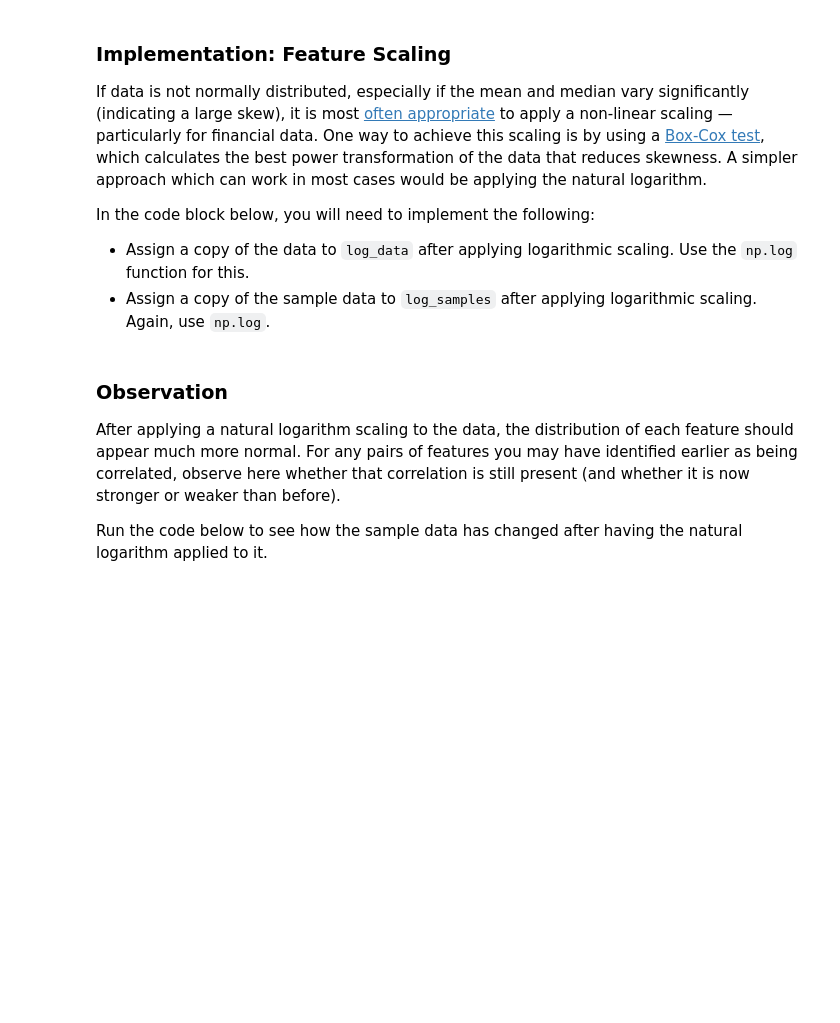
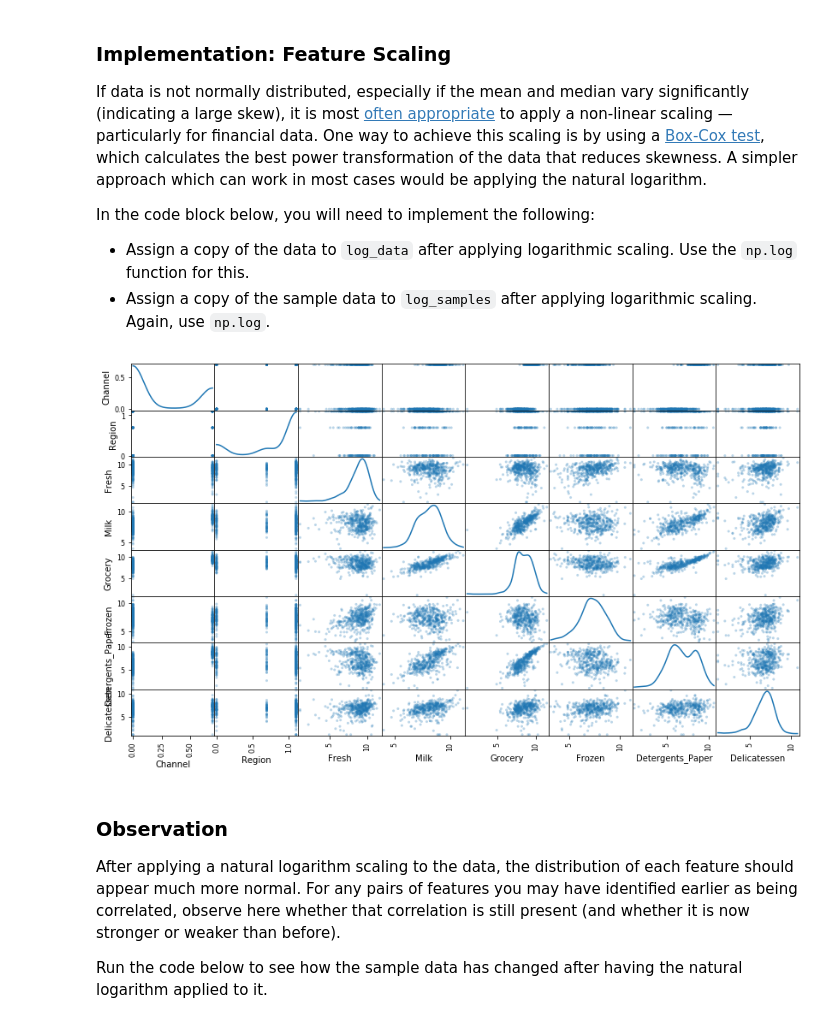
Before and after one commit to harderthan/machine-learning, a Jupyter notebook: projects/customer_segments/customer_segments.ipynb, the cells around one changed output. Cells and saved outputs as stored; diff of their text form; code cells hidden in the pictures; blank space fills up the shorter version.

```diff
--- a/projects/customer_segments/customer_segments.ipynb
+++ b/projects/customer_segments/customer_segments.ipynb
@@ -90,14 +93,31 @@ In the code block below, you will need to implement the following:
  - Import a decision tree regressor, set a `random_state`, and fit the learner to the training data.
  - Report the prediction score of the testing set using the regressor's `score` function.
 # %%
+from sklearn.cross_validation import train_test_split
+from sklearn import tree
+
 # TODO: Make a copy of the DataFrame, using the 'drop' function to drop the given feature
-new_data = None
+data = pd.read_csv("customers.csv")
+drop_feature = data['Detergents_Paper']
+new_data = data.drop(['Detergents_Paper'], axis = 1)
+
+#display(detergents_paper_feature)
+#display(new_data)
 
 # TODO: Split the data into training and testing sets using the given feature as the target
-X_train, X_test, y_train, y_test = (None, None, None, None)
+X_train, X_test, y_train, y_test = train_test_split(new_data, drop_feature, test_size=0.25, random_state=42)
 
 # TODO: Create a decision tree regressor and fit it to the training set
-regressor = None
+regressor = tree.DecisionTreeRegressor(random_state=42)
+regressor.fit(X_train, y_train)
 
 # TODO: Report the score of the prediction using the testing set
-score = None
+score = regressor.score(X_test, y_test)
+display(score)
+
+# Fresh            -0.5879
+# Milk              0.2142
+# Grocery           0.6181
+# Frozen           -0.2954
+# Detergents_Paper  0.5411
+# Delicatessen     -3.2454
@@ -131,13 +156,15 @@ In the code block below, you will need to implement the following:
  - Assign a copy of the sample data to `log_samples` after applying logarithmic scaling. Again, use `np.log`.
 # %%
 # TODO: Scale the data using the natural logarithm
-log_data = None
+log_data = np.log(data)
 
 # TODO: Scale the sample data using the natural logarithm
-log_samples = None
+log_samples = np.log(samples)
 
 # Produce a scatter matrix for each pair of newly-transformed features
 pd.scatter_matrix(log_data, alpha = 0.3, figsize = (14,8), diagonal = 'kde');
+# %% [output]
+[figure, added]
 # %% [markdown]
 ### Observation
 After applying a natural logarithm scaling to the data, the distribution of each feature should appear much more normal. For any pairs of features you may have identified earlier as being correlated, observe here whether that correlation is still present (and whether it is now stronger or weaker than before).
```
Also changed, not shown: parts of 15 cells of this notebook.
